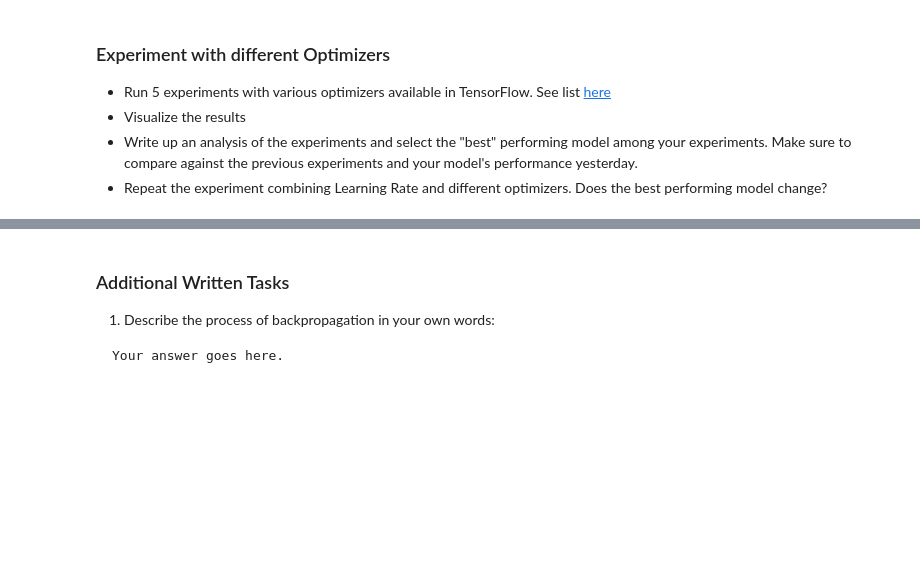
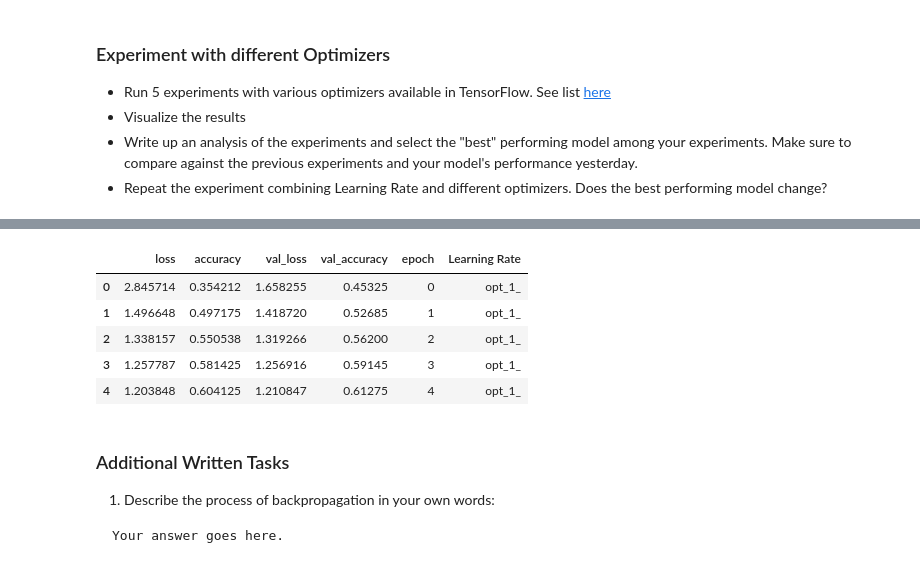
Before and after one commit to IvanCampos11/DS-Unit-4-Sprint-2-Neural-Networks, a Jupyter notebook: module2-Train/LS_DS_432_Train_Assignment.ipynb, the cells around one changed output, grey strips where cells are left out. Cells and saved outputs as stored; diff of their text form; code cells hidden in the pictures; blank space fills up the shorter version.

```diff
--- a/module2-Train/LS_DS_432_Train_Assignment.ipynb
+++ b/module2-Train/LS_DS_432_Train_Assignment.ipynb
@@ -392,0 +444,5 @@ df.head()
+# %%
+opt_2 = create_model(optimize='sgd').fit(X_train, y_train,
+                                epochs=25,
+                                validation_data=(X_test,y_test)
+)
@@ -392,0 +467,5 @@ df.head()
+# %%
+opt_3 = create_model(optimize='ftrl').fit(X_train, y_train,
+                                epochs=25,
+                                validation_data=(X_test,y_test)
+)
@@ -392,0 +490,5 @@ df.head()
+# %%
+opt_4 = create_model(optimize='adamax').fit(X_train, y_train,
+                                epochs=25,
+                                validation_data=(X_test,y_test)
+)
@@ -392,0 +513,5 @@ df.head()
+# %%
+opt_5 = create_model(optimize='adadelta').fit(X_train, y_train,
+                                epochs=25,
+                                validation_data=(X_test,y_test)
+)
@@ -393,3 +536,24 @@ df.head()
+# %%
+batch_sizes = []
+
+for exp, result in zip([opt_1, opt_2, opt_3, opt_4, opt_5], ["opt_1_", "opt_2_", "opt_3_", "opt_4_", "opt_5_"]):
+
+  df = pd.DataFrame.from_dict(exp.history)
+  df['epoch'] = df.index.values
+  df['Learning Rate'] = result
+
+  batch_sizes.append(df)
+
+df = pd.concat(batch_sizes)
+df['Learning Rate'] = df['Learning Rate'].astype('str')
+df.head()
+# %% [output]
+|  | loss | accuracy | val_loss | val_accuracy | epoch | Learning Rate |
+| 0 | 2.845714 | 0.354212 | 1.658255 | 0.45325 | 0 | opt_1_ |
+| 1 | 1.496648 | 0.497175 | 1.418720 | 0.52685 | 1 | opt_1_ |
+| 2 | 1.338157 | 0.550538 | 1.319266 | 0.56200 | 2 | opt_1_ |
+| 3 | 1.257787 | 0.581425 | 1.256916 | 0.59145 | 3 | opt_1_ |
+| 4 | 1.203848 | 0.604125 | 1.210847 | 0.61275 | 4 | opt_1_ |
 # %% [markdown]
 ### Additional Written Tasks
 
```
Also changed, not shown: parts of 14 cells of this notebook.
